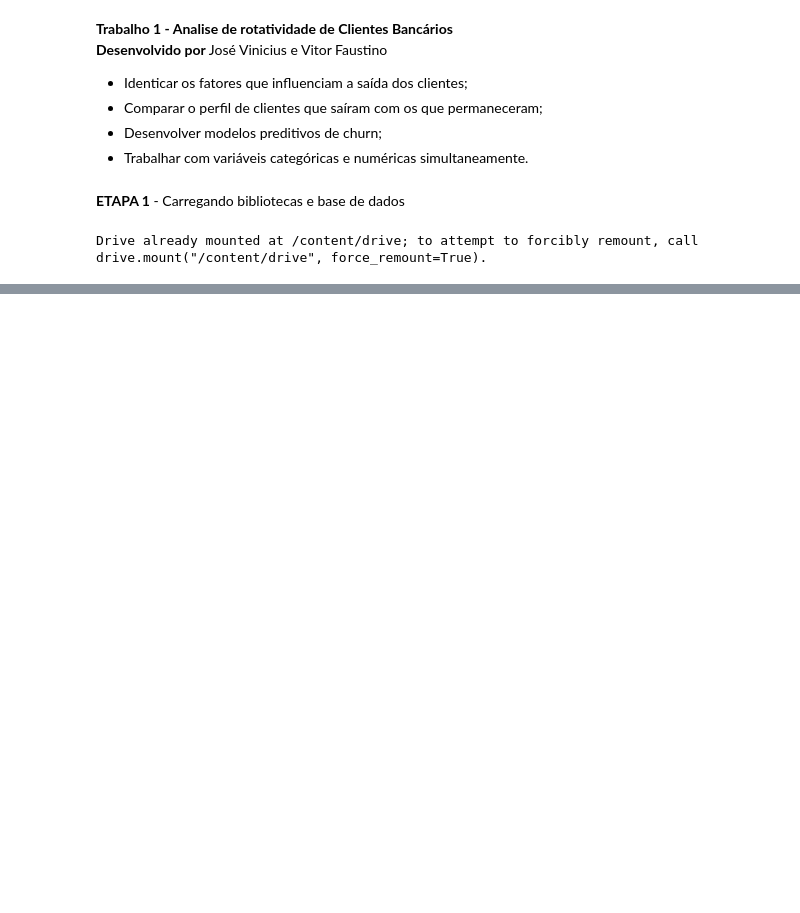
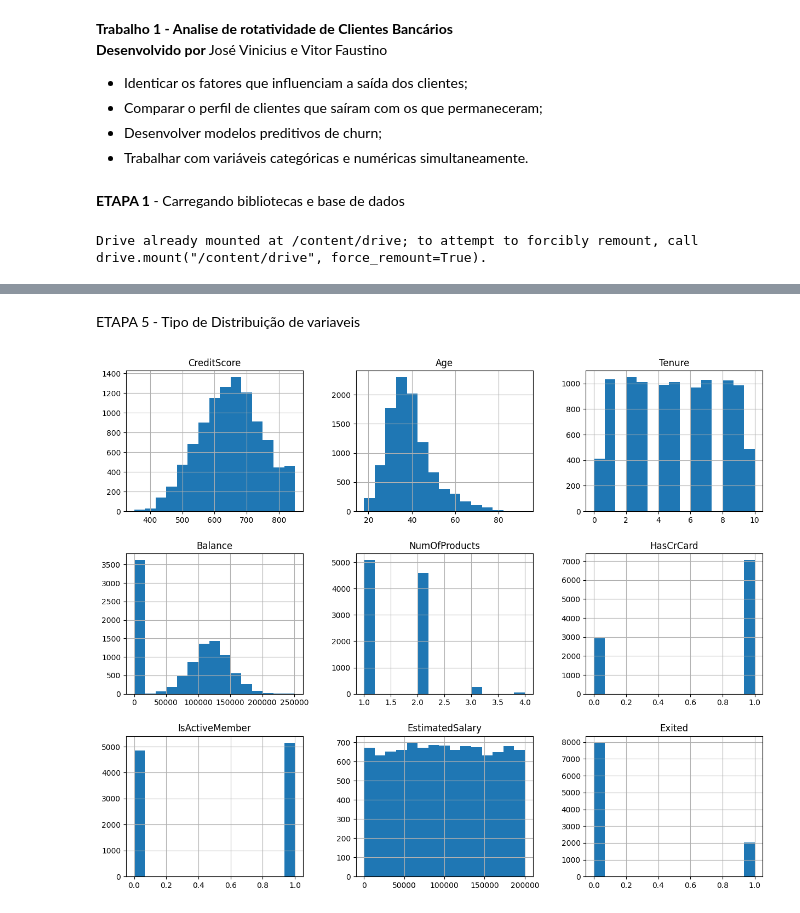
Before and after one commit to vitao-bolado/Trabalho1_AnaliseDados, a Jupyter notebook: Trabalho1.ipynb, the cells around one changed output, grey strips where cells are left out. Drawn from its saved outputs; the diff is of its cells as text; code cells hidden in the pictures; blank space fills up the shorter version.

Commit message:
Até a ETAPA 6 - Visualizando Outliers

```diff
--- a/Trabalho1.ipynb
+++ b/Trabalho1.ipynb
@@ -32,0 +64,4 @@ Mounted at /content/drive
+# %%
+#Removendo colunas não usadas
+df = df.drop(columns=['RowNumber', 'CustomerId', 'Surname'])
+df.head(5)
@@ -32,0 +77,5 @@ Mounted at /content/drive
+# %%
+# Verificando valores nulos
+df.isnull().sum().rename('Quantidade').sort_values(ascending=False)
+# Excluindo linhas com valores nulos
+df.dropna(inplace=True)
@@ -32,0 +104,6 @@ Mounted at /content/drive
+# %% [markdown]
+ETAPA 5 - Tipo de Distribuição de variaveis
+# %%
+df.hist(bins=15, figsize=(15,12));
+# %% [output]
+[figure, added]
```
Also changed, not shown: parts of 10 cells of this notebook.
